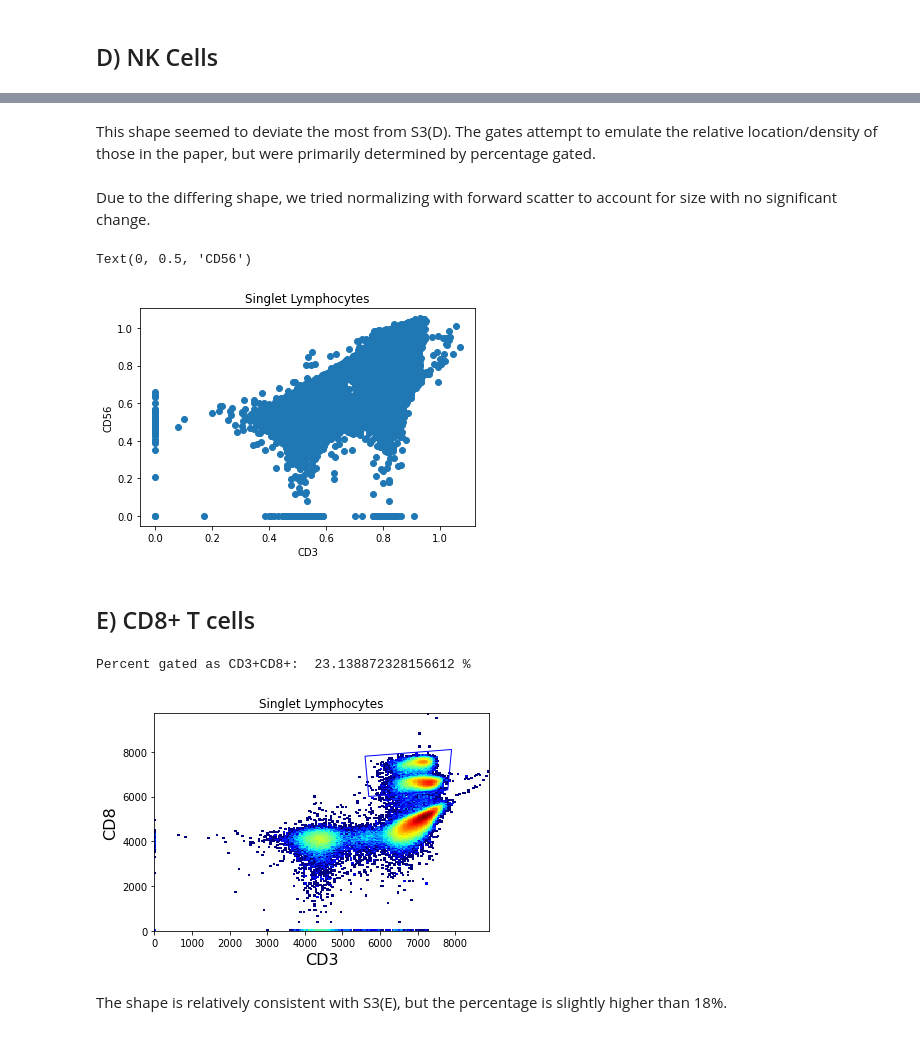
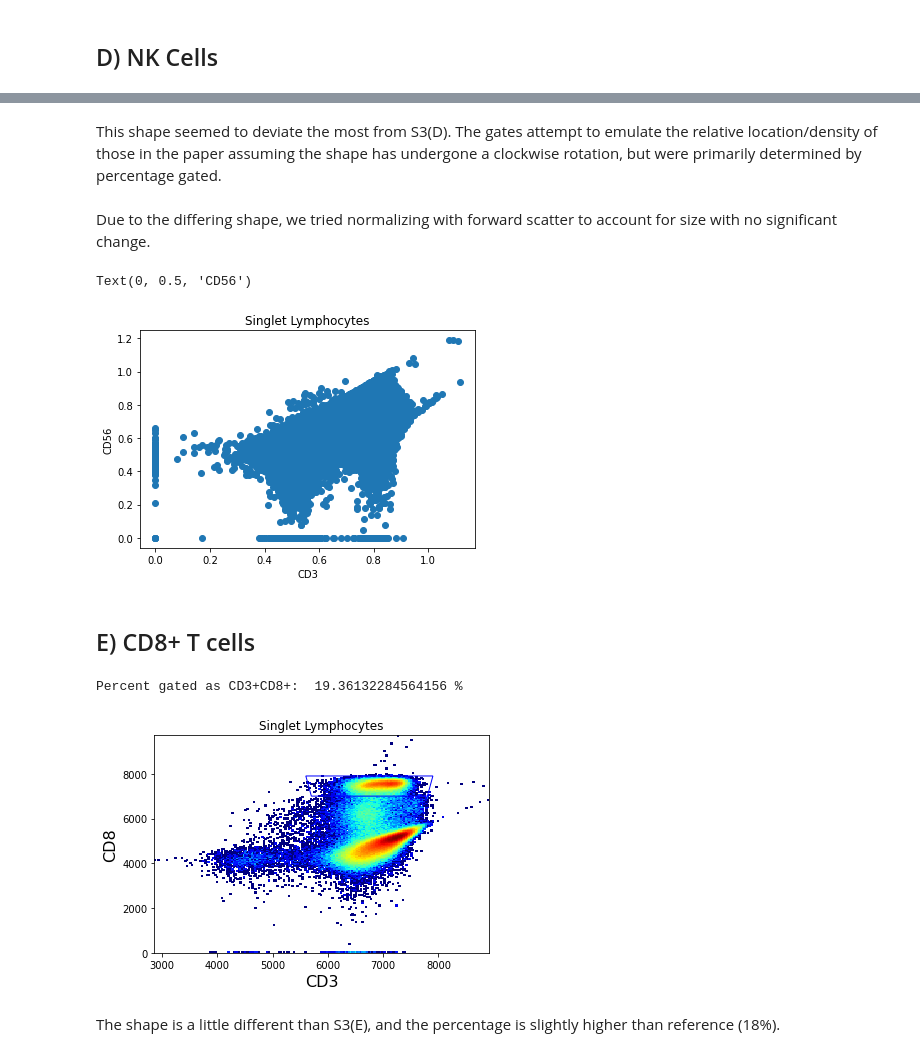
Before and after one commit to meyer-lab/gc-valent, a Jupyter notebook: ckine/liveCellGating_0426_plate2.ipynb, the cells around one changed output, grey strips where cells are left out. Saved outputs shown, nothing was run; the diff lists cells and outputs as text; code cells hidden in the pictures.

Commit message:
Remove prelim gating and fix combining wells

```diff
--- a/ckine/liveCellGating_0426_plate2.ipynb
+++ b/ckine/liveCellGating_0426_plate2.ipynb
@@ -58,3 +33,7 @@ Above shape appears consistent with Farhat et al. S3(A), and the percentage gate
+# %%
+panel1 = combineWells(sample1A, ['VL6-H', 'VL4-H', 'BL1-H', 'VL1-H', 'BL3-H'])
+panel2 = combineWells(sample2B, ['VL4-H', 'BL3-H', 'FSC-H'])
+panel3 = combineWells(sample3C, ['VL6-H', 'VL4-H', 'BL3-H'])
 # %% [markdown]
 ## C) T helper and T regulatory cells
 # %%
@@ -137,10 +116,10 @@ Text(0, 0.5, 'CD56')
 # %% [markdown]
-This shape seemed to deviate the most from S3(D). The gates attempt to emulate the relative location/density of those in the paper, but were primarily determined by percentage gated.
+This shape seemed to deviate the most from S3(D). The gates attempt to emulate the relative location/density of those in the paper assuming the shape has undergone a clockwise rotation, but were primarily determined by percentage gated.
 # %% [markdown]
 Due to the differing shape, we tried normalizing with forward scatter to account for size with no significant change.
 # %%
-y = sample_all['BL3-H'] / sample_all['FSC-H']
-x = sample_all['VL4-H'] / sample_all['FSC-H']
+y = panel2['BL3-H'] / panel2['FSC-H']
+x = panel2['VL4-H'] / panel2['FSC-H']
 plt.rcParams['agg.path.chunksize'] = 10000
 plt.scatter(x, y) # doesn't fix shape
 plt.title("Singlet Lymphocytes")
@@ -148,19 +127,19 @@ plt.xlabel("CD3")
 plt.ylabel("CD56")
 # %% [output]
 Text(0, 0.5, 'CD56')
-[figure, old version]
+[figure, new version]
 # %% [markdown]
 ## E) CD8+ T cells
 # %%
-cd8_gate = PolyGate([(5700, 6000), (5600, 7800), (7900, 8100), (7800, 6300)], ('VL4-H', 'VL6-H'), region='in', name='cd8')
-_ = sample_all.plot(['VL4-H', 'VL6-H'], gates=cd8_gate, cmap=cm.jet) #CD8 vs. CD3
+cd8_gate = PolyGate([(5700, 7000), (5600, 7900), (7900, 7900), (7800, 7000)], ('VL4-H', 'VL6-H'), region='in', name='cd8')
+_ = panel3.plot(['VL4-H', 'VL6-H'], gates=cd8_gate, cmap=cm.jet) #CD8 vs. CD3
 plt.title("Singlet Lymphocytes")
 plt.xlabel("CD3")
 plt.ylabel("CD8")
-print("Percent gated as CD3+CD8+: ", sample_all.gate(cd8_gate).counts/sample_all.counts*100., "%")
+print("Percent gated as CD3+CD8+: ", panel3.gate(cd8_gate).counts/panel3.counts*100., "%")
 # %% [output]
-Percent gated as CD3+CD8+:  23.138872328156612 %
+Percent gated as CD3+CD8+:  19.36132284564156 %
-[figure, old version]
+[figure, new version]
 # %% [markdown]
-The shape is relatively consistent with S3(E), but the percentage is slightly higher than 18%.
+The shape is a little different than S3(E), and the percentage is slightly higher than reference (18%).
 # %%
```
Also changed, not shown: parts of 22 cells of this notebook, 3 other files.
